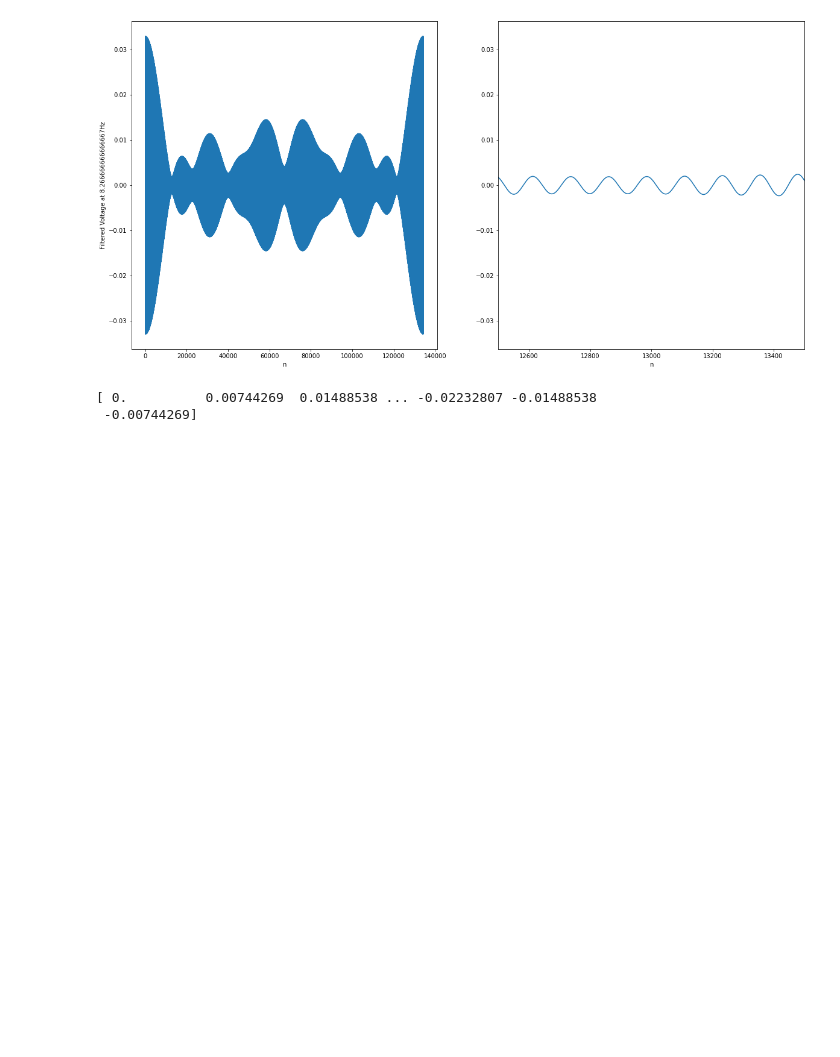
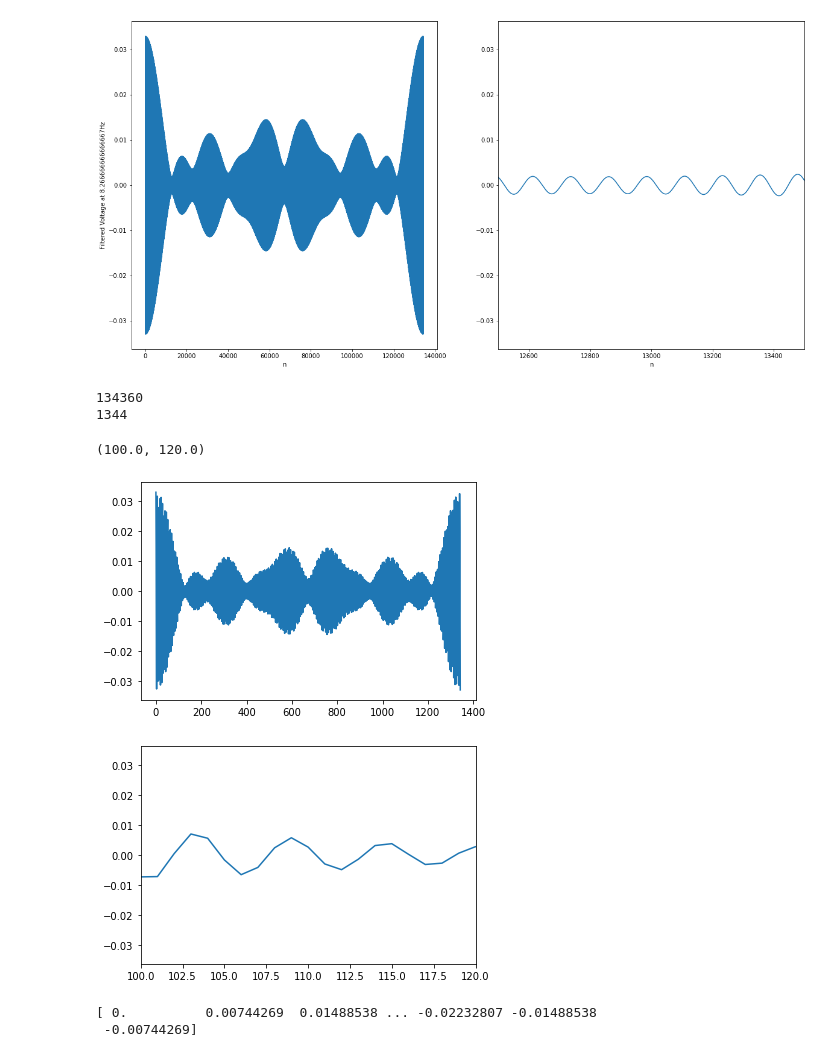
Before and after one commit to rnatarajan98/Frequency-band-midi-decomposition, a Jupyter notebook: main.ipynb, the cells around one changed output. Drawn from its saved outputs; the diff is of its cells as text; code cells hidden in the pictures; blank space fills up the shorter version.

```diff
--- a/main.ipynb
+++ b/main.ipynb
@@ -135,6 +135,25 @@ signal_filtered = filter(fft_abs, freqs, filter_freqs['semi_quaver'])
 # %% [output]
 [figure]
 [figure]
+# %%
+def downsample(signal, factor, fs):
+    print(len(signal))
+    signal = signal[::factor]
+    print(len(signal))
+    fs = int(fs / factor)
+    return signal, fs
+
+signal_filt_ds, fs_ds = downsample(signal_filtered, 100, fs)
+plt.plot(signal_filt_ds)
+plt.figure()
+plt.plot(signal_filt_ds)
+plt.xlim(100, 120)
+# %% [output]
+134360
+1344
+(100.0, 120.0)
+[figure, added]
+[figure, added]
 # %%
 # %% [output]
 [ 0.          0.00744269  0.01488538 ... -0.02232807 -0.01488538
```
